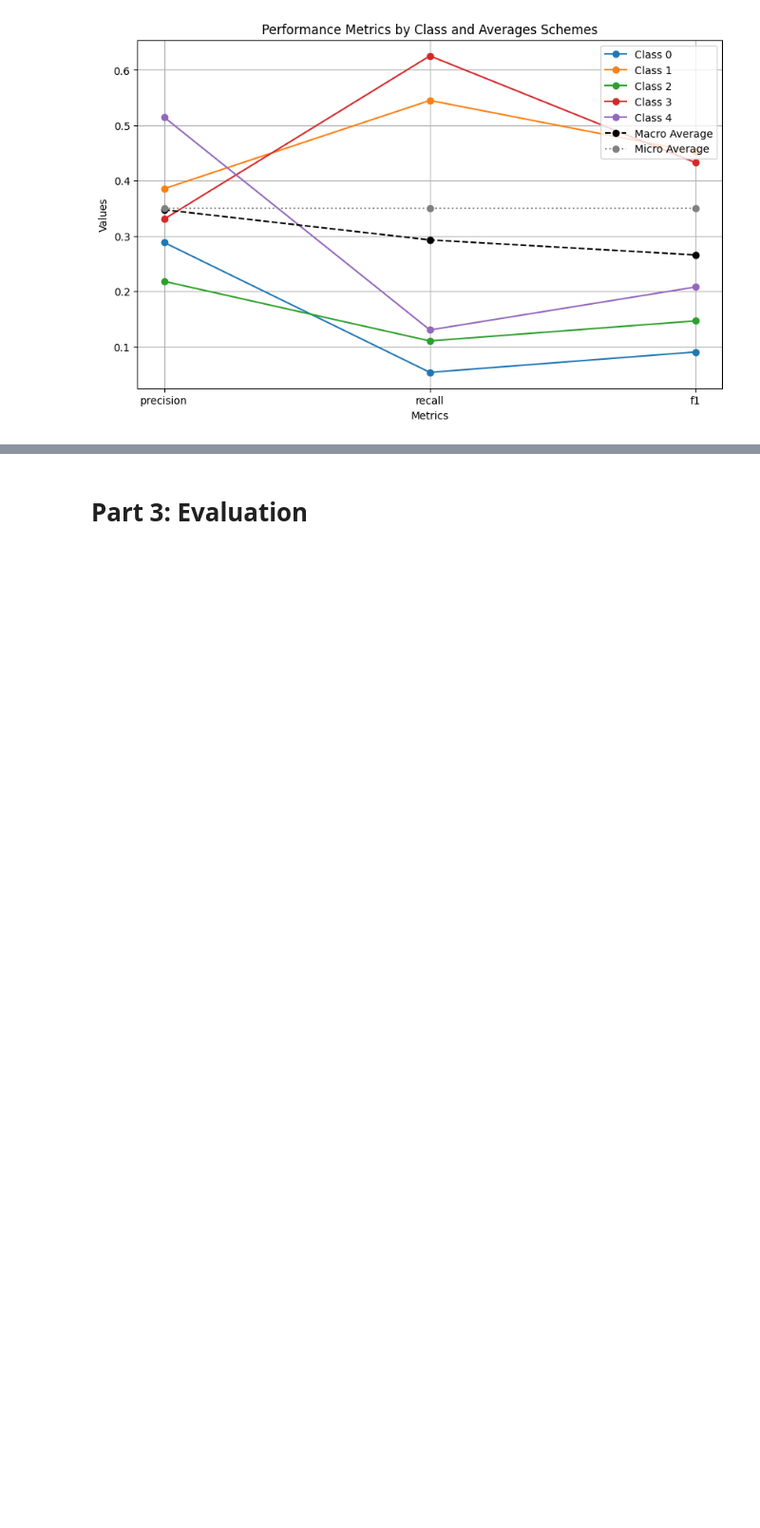
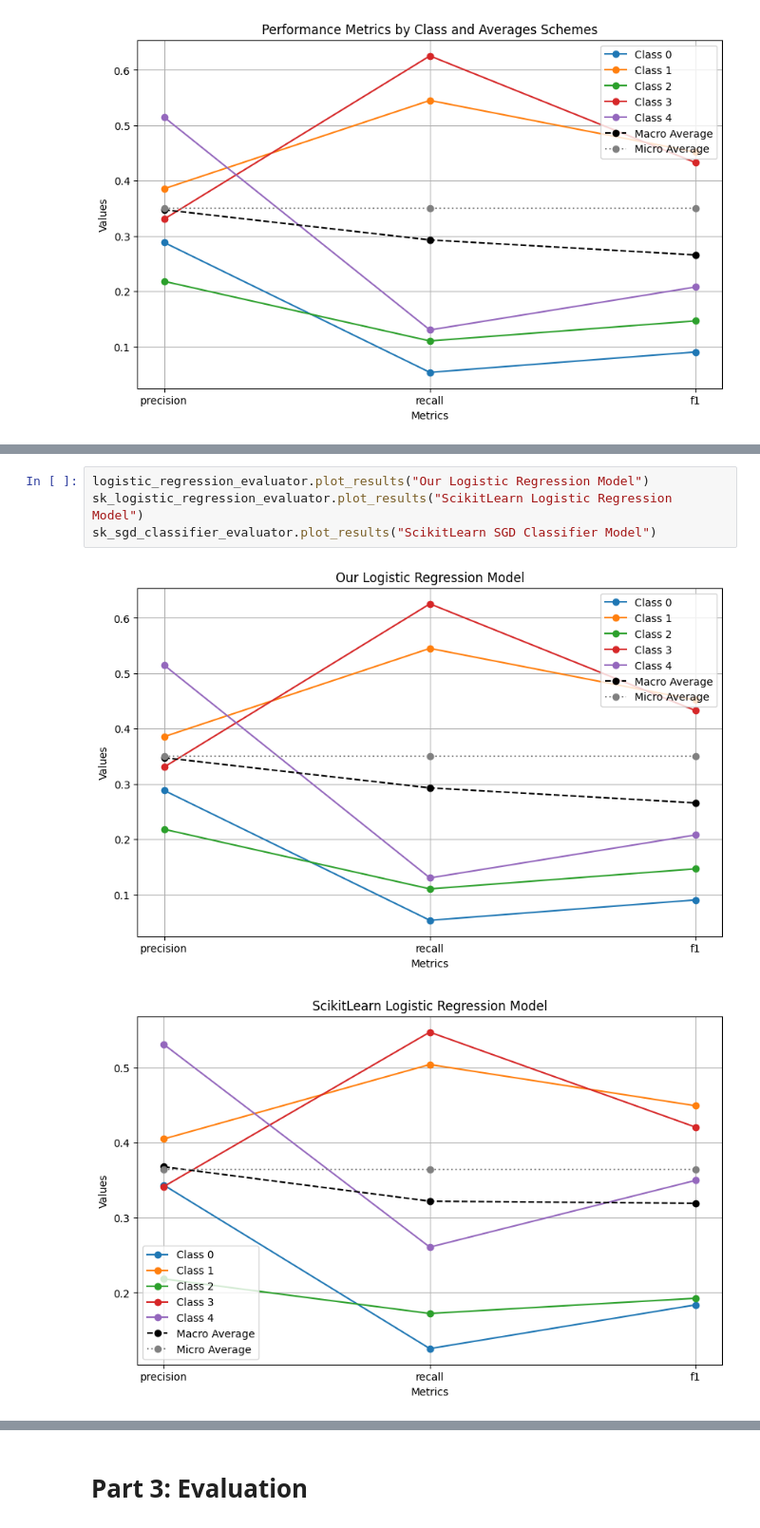
Before and after one commit to MariamAziz0/nlp-assignment1, a Jupyter notebook: src/driver_notebook.ipynb, the cells around one changed output, grey strips where cells are left out. Shown at 95% size. Saved outputs shown, nothing was run; the diff lists cells and outputs as text; blank space fills up the shorter version.

```diff
--- a/src/driver_notebook.ipynb
+++ b/src/driver_notebook.ipynb
@@ -127,0 +270,7 @@ logistic_regression_evaluator.plot_results()
+# %%
+logistic_regression_evaluator.plot_results("Our Logistic Regression Model")
+sk_logistic_regression_evaluator.plot_results("ScikitLearn Logistic Regression Model")
+sk_sgd_classifier_evaluator.plot_results("ScikitLearn SGD Classifier Model")
+# %% [output]
+[figure, added]
+[figure, added]
```
Also changed, not shown: parts of 18 cells of this notebook, 1 other file.
